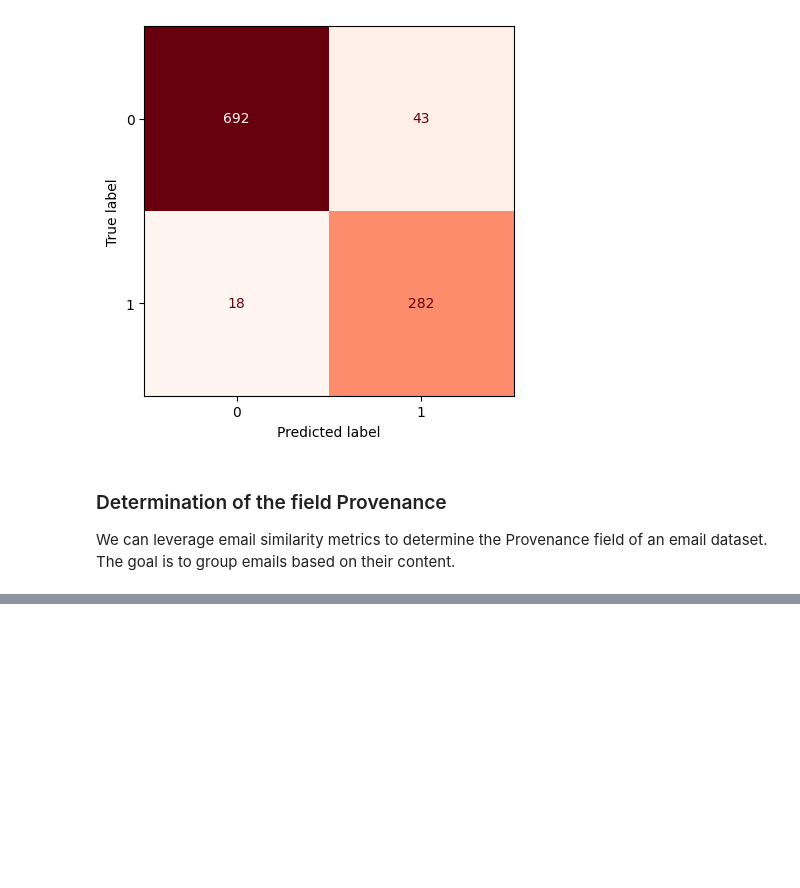
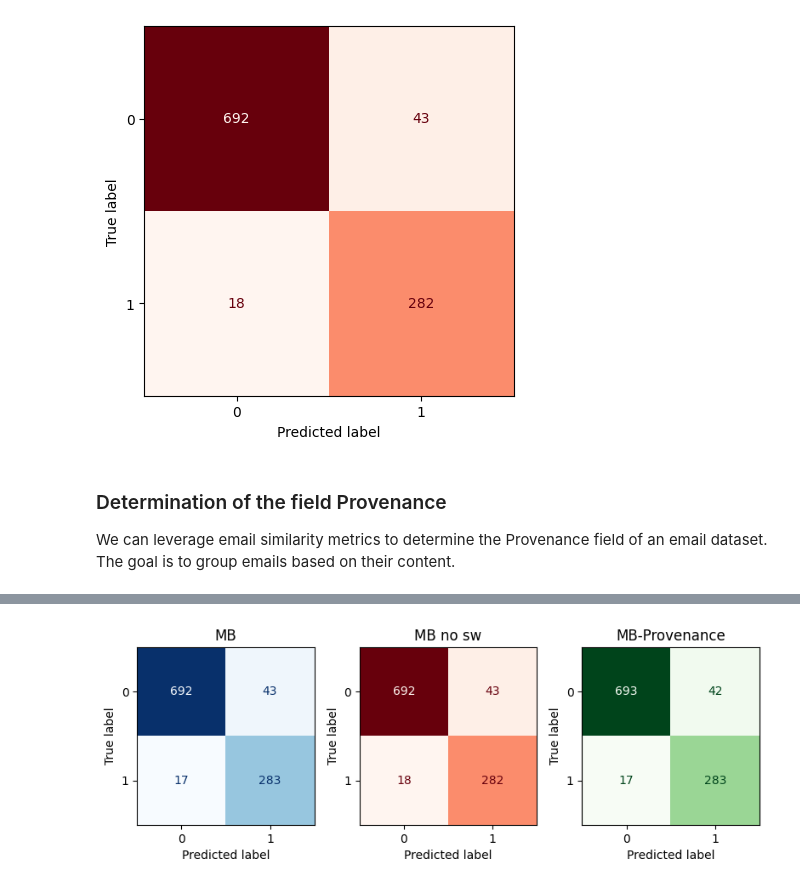
Before and after one commit to Benson00/Spam-detection, a Jupyter notebook: spam_detection.ipynb, the cells around one changed output, grey strips where cells are left out. Cells and saved outputs as stored; diff of their text form; code cells hidden in the pictures; blank space fills up the shorter version.

```diff
--- a/spam_detection.ipynb
+++ b/spam_detection.ipynb
@@ -175,0 +186,16 @@ array([[1.        , 0.79022157, 0.30173535, ..., 0.60065324, 0.70357741,
+# %%
+fig, axes = plt.subplots(1, 3, figsize=(8, 4))
+
+ConfusionMatrixDisplay(cm1).plot(ax=axes[0], cmap='Blues', colorbar=False)
+axes[0].set_title("MB")
+
+ConfusionMatrixDisplay(cm2).plot(ax=axes[1], cmap='Reds', colorbar=False)
+axes[1].set_title("MB no sw")
+
+ConfusionMatrixDisplay(cm3).plot(ax=axes[2], cmap='Greens', colorbar=False)
+axes[2].set_title("MB-Provenance")
+
+plt.tight_layout()
+plt.show()
+# %% [output]
+[figure, added]
```
Also changed, not shown: parts of 16 cells of this notebook.
